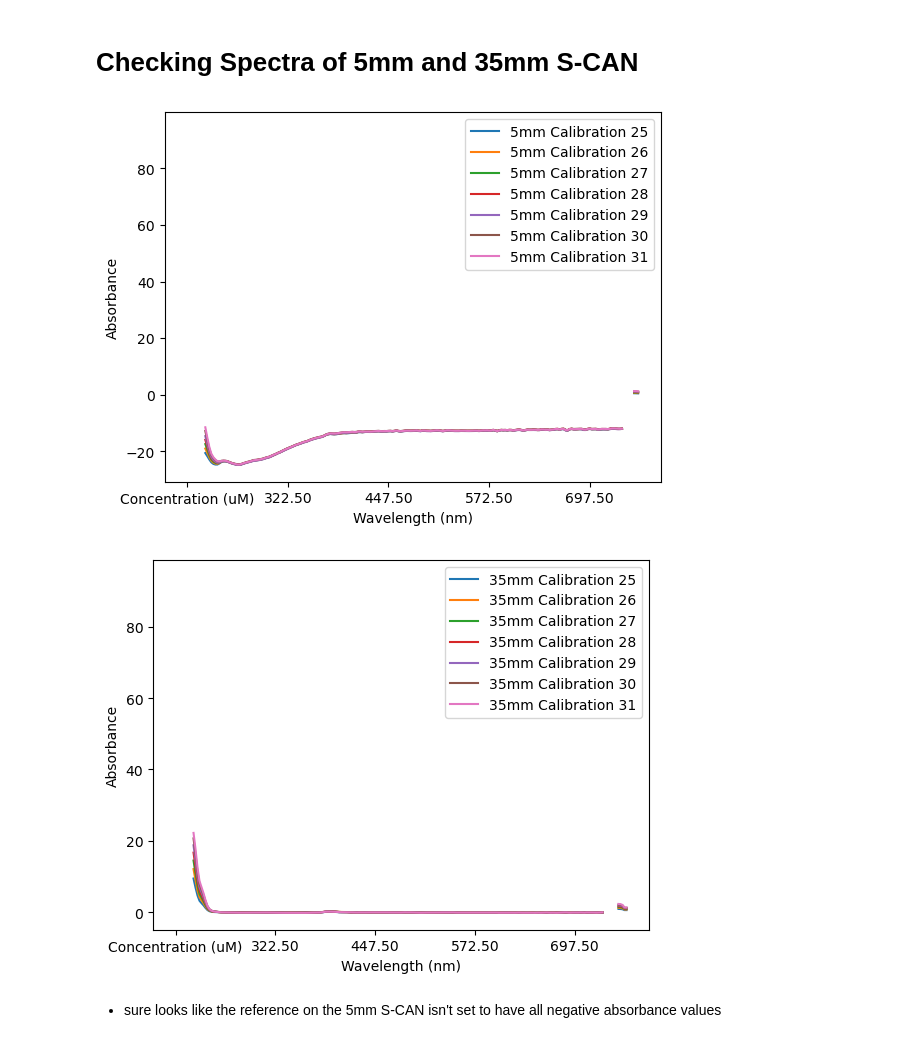
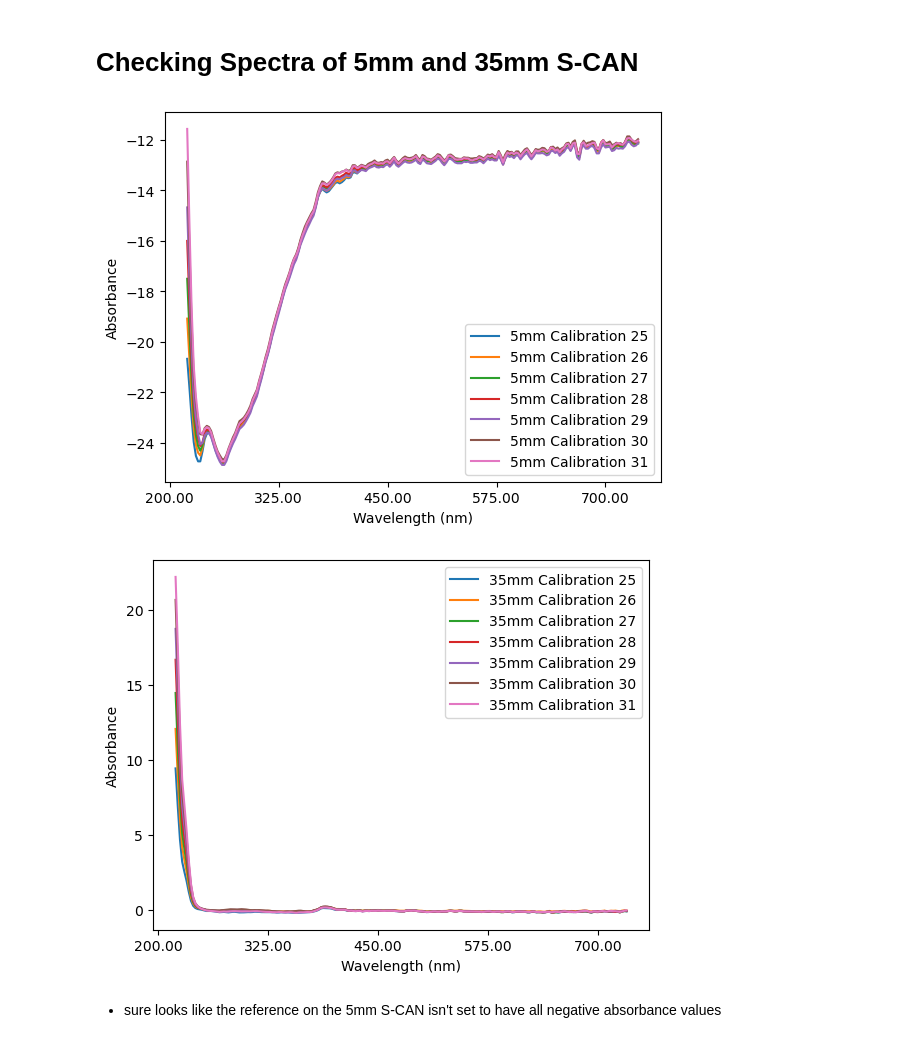
Before and after one commit to mbeneck/rcew-nitrate, a Jupyter notebook: S-Can Calibration and LOD 2-20-24.ipynb, the cells around one changed output. Saved outputs shown, nothing was run; the diff lists cells and outputs as text; code cells hidden in the pictures.

```diff
--- a/S-Can Calibration and LOD 2-20-24.ipynb
+++ b/S-Can Calibration and LOD 2-20-24.ipynb
@@ -366,0 +381,20 @@ coeff_35mm, r2_5mm =plot_linear_fit(thirtyfive_mm_calibration.loc[0:20], thirtyf
+# %%
+five_mm_calibration.reset_index(inplace=True)
+fig2, ax2 = plt.subplots(figsize=(11,8.5), ncols=3, nrows=2)
+five_mm_calibration.plot(y="Concentration (uM)", x='7_6_second_derivative', kind='scatter', ax=ax2[0,0], title= "0-500uM, 7w, 6p")
+five_mm_calibration.plot(y="Concentration (uM)", x='5_4_second_derivative', kind='scatter', ax=ax2[0,1], title= "0-500uM, 5w, 4p")
+five_mm_calibration.plot(y="Concentration (uM)", x='3_2_second_derivative', kind='scatter', ax=ax2[0,2], title= "0-500uM, 3w, 2p")
+plot_linear_fit(five_mm_calibration, five_mm_calibration.loc[14:32], '7_6_second_derivative', 'Concentration (uM)', 0, 400, 25, ax2[0,0])
+plot_linear_fit(five_mm_calibration, five_mm_calibration.loc[14:32], '5_4_second_derivative', 'Concentration (uM)', 0, 400, 25, ax2[0,1])
+plot_linear_fit(five_mm_calibration, five_mm_calibration.loc[14:32], '3_2_second_derivative', 'Concentration (uM)', 0, 400, 25, ax2[0,2])
+
+
+five_mm_calibration.loc[0:20].plot(y="Concentration (uM)", x='7_6_second_derivative', kind='scatter', ax=ax2[1, 0], title = "0-50uM, 7w, 6p")
+five_mm_calibration.loc[0:20].plot(y="Concentration (uM)", x='5_4_second_derivative', kind='scatter', ax=ax2[1, 1], title = "0-50uM, 5w, 4p")
+five_mm_calibration.loc[0:20].plot(y="Concentration (uM)", x='3_2_second_derivative', kind='scatter', ax=ax2[1, 2], title = "0-50uM, 3w, 2p")
+coeff_5mm, r2_5mm =plot_linear_fit(five_mm_calibration.loc[0:20], five_mm_calibration.loc[14:32], '7_6_second_derivative', 'Concentration (uM)', 0.05, 10, .75, ax2[1,0])
+coeff_5mm, r2_5mm =plot_linear_fit(five_mm_calibration.loc[0:20], five_mm_calibration.loc[14:32], '5_4_second_derivative', 'Concentration (uM)', 0.05, 10, .75, ax2[1,1])
+coeff_5mm, r2_5mm =plot_linear_fit(five_mm_calibration.loc[0:20], five_mm_calibration.loc[14:32], '3_2_second_derivative', 'Concentration (uM)', 0.05, 10, .75, ax2[1,2])
+
+fig2.suptitle('5mm Pathlength, Second Derivative')
+fig2.tight_layout()
@@ -366,0 +410,22 @@ coeff_35mm, r2_5mm =plot_linear_fit(thirtyfive_mm_calibration.loc[0:20], thirtyf
+# %%
+thirtyfive_mm_calibration = no3_calibrations.two_wavelength(thirtyfive_mm_calibration, output_calibrated=False)
+five_mm_calibration = no3_calibrations.two_wavelength(five_mm_calibration, output_calibrated=False,)
+# %%
+fig3, ax3 = plt.subplots(figsize=(11,8.5), ncols=2, nrows=2)
+five_mm_calibration.plot(y="Concentration (uM)", x='two_wavelength', kind='scatter', ax=ax3[0,0], title= "5mm OPL, 0-500uM")
+thirtyfive_mm_calibration.plot(y="Concentration (uM)", x='two_wavelength', kind='scatter', ax=ax3[0, 1], title = "35mm OPL, 0-500uM")
+plot_linear_fit(five_mm_calibration, five_mm_calibration.loc[11:32], 'two_wavelength', 'Concentration (uM)', 25, 400, 25, ax3[0,0])
+plot_linear_fit(thirtyfive_mm_calibration, thirtyfive_mm_calibration.loc[5:27], 'two_wavelength', 'Concentration (uM)', 0, 400, 25, ax3[0,1])
+
+
+five_mm_calibration.loc[0:20].plot(y="Concentration (uM)", x='two_wavelength', kind='scatter', ax=ax3[1,0], title= "5mm OPL, 0-10uM")
+thirtyfive_mm_calibration.loc[0:20].plot(y="Concentration (uM)", x='two_wavelength', kind='scatter', ax=ax3[1, 1], title = "35mm OPL, 0-10uM")
+
+coeff_5mm, r2_5mm = plot_linear_fit(five_mm_calibration.loc[0:20], five_mm_calibration.loc[11:32], 'two_wavelength', 'Concentration (uM)', 21.75, 6, 1, ax3[1,0])
+coeff_35mm, r2_35mm =plot_linear_fit(thirtyfive_mm_calibration.loc[0:20], thirtyfive_mm_calibration.loc[5:27], 'two_wavelength', 'Concentration (uM)', 0, 6, .75, ax3[1,1])
+
+for ax3 in ax3.flatten():
+    ax3.set_xlabel("Absorption at 220nm")
+
+fig3.suptitle('Two Wavelength Calibration')
+fig3.tight_layout()
@@ -367,12 +442,12 @@ coeff_35mm, r2_5mm =plot_linear_fit(thirtyfive_mm_calibration.loc[0:20], thirtyf
 # %% [markdown]
 # Checking Spectra of 5mm and 35mm S-CAN
 # %%
-scan_helpers.plot_scan_fp(five_mm_calibration,range(25,32), label= [f"5mm Calibration {i}" for i in range(25,32)])
+scan_helpers.plot_scan_fp(five_mm_calibration.drop(["Concentration (uM)",'two_wavelength', '7_6_second_derivative', '5_4_second_derivative', '3_2_second_derivative'], axis=1),range(25,32), label= [f"5mm Calibration {i}" for i in range(25,32)])
 # %% [output]
-[figure, old version]
+[figure, new version]
 # %%
-scan_helpers.plot_scan_fp(thirtyfive_mm_calibration,range(25,32), label= [f"35mm Calibration {i}" for i in range(25,32)])
+scan_helpers.plot_scan_fp(thirtyfive_mm_calibration.drop(["Concentration (uM)",'two_wavelength', '7_6_second_derivative', '5_4_second_derivative', '3_2_second_derivative', '5_3_second_derivative', '5_2_second_derivative'], axis=1),range(25,32), label= [f"35mm Calibration {i}" for i in range(25,32)])
 # %% [output]
-[figure, old version]
+[figure, new version]
 # %% [markdown]
 - sure looks like the reference on the 5mm S-CAN isn't set to have all negative absorbance values
```
Also changed, not shown: parts of 10 cells of this notebook, 1 other file.
